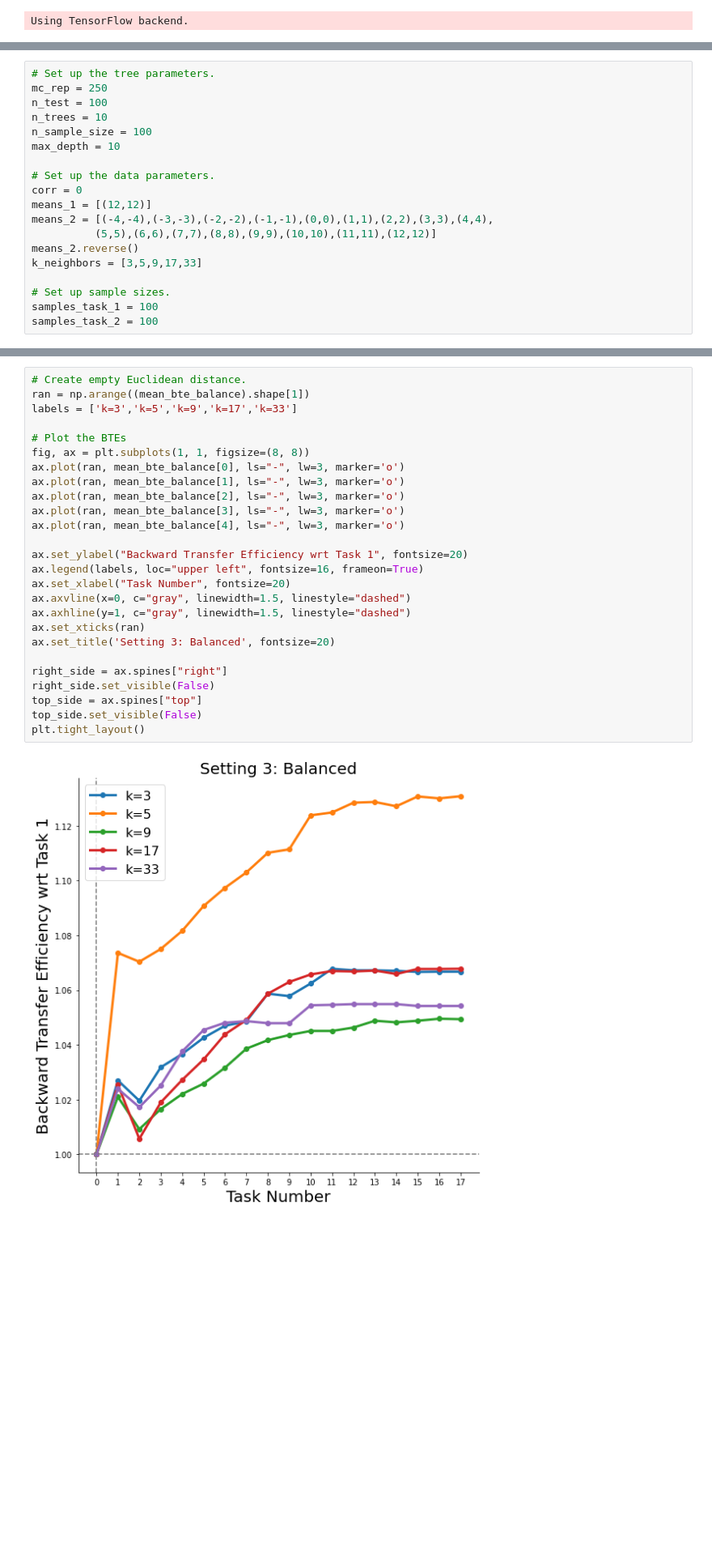
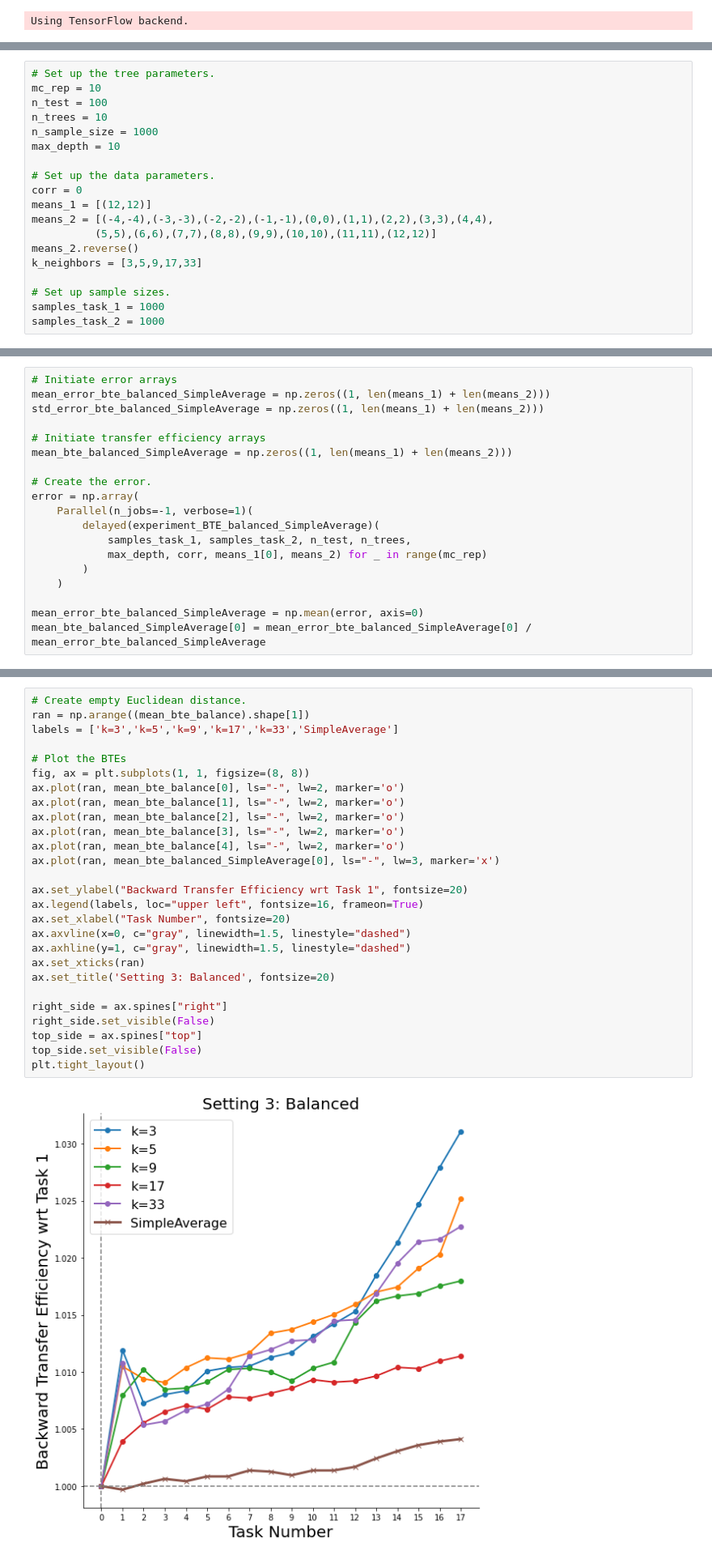
Before and after one commit to latasianguy/progressive-learning, a Jupyter notebook: benchmarks/parity_experiment/KNNClassificationDeciderExperiments/experiment-moving_adversarial_backwards_KNN.ipynb, the cells around one changed output, grey strips where cells are left out. Shown at 81% size. Drawn from its saved outputs; the diff is of its cells as text; blank space fills up the shorter version.

```diff
--- a/benchmarks/parity_experiment/KNNClassificationDeciderExperiments/experiment-moving_adversarial_backwards_KNN.ipynb
+++ b/benchmarks/parity_experiment/KNNClassificationDeciderExperiments/experiment-moving_adversarial_backwards_KNN.ipynb
@@ -107,10 +107,10 @@ def experiment_BTE_imbalance(samples_task_1, samples_task_2, n_test, n_trees, ma
     return errors
 # %%
 # Set up the tree parameters.
-mc_rep = 250
+mc_rep = 10
 n_test = 100
 n_trees = 10
-n_sample_size = 100
+n_sample_size = 1000
 max_depth = 10
 
 # Set up the data parameters.
@@ -122,8 +122,8 @@ means_2.reverse()
 k_neighbors = [3,5,9,17,33]
 
 # Set up sample sizes.
-samples_task_1 = 100
-samples_task_2 = 100
+samples_task_1 = 1000
+samples_task_2 = 1000
 # %%
 # Initiate error arrays
 mean_error_bte = np.zeros((len(k_neighbors), len(means_1) + len(means_2)))
@@ -281,0 +376,19 @@ for i, n1 in enumerate(k_neighbors):
+# %%
+# Initiate error arrays
+mean_error_bte_balanced_SimpleAverage = np.zeros((1, len(means_1) + len(means_2)))
+std_error_bte_balanced_SimpleAverage = np.zeros((1, len(means_1) + len(means_2)))
+
+# Initiate transfer efficiency arrays
+mean_bte_balanced_SimpleAverage = np.zeros((1, len(means_1) + len(means_2)))
+
+# Create the error.
+error = np.array(
+    Parallel(n_jobs=-1, verbose=1)(
+        delayed(experiment_BTE_balanced_SimpleAverage)(
+            samples_task_1, samples_task_2, n_test, n_trees,
+            max_depth, corr, means_1[0], means_2) for _ in range(mc_rep)
+        )
+    )
+
+mean_error_bte_balanced_SimpleAverage = np.mean(error, axis=0)
+mean_bte_balanced_SimpleAverage[0] = mean_error_bte_balanced_SimpleAverage[0] / mean_error_bte_balanced_SimpleAverage
@@ -282,28 +399,29 @@ for i, n1 in enumerate(k_neighbors):
 # %%
 # Create empty Euclidean distance.
 ran = np.arange((mean_bte_balance).shape[1])
-labels = ['k=3','k=5','k=9','k=17','k=33']
+labels = ['k=3','k=5','k=9','k=17','k=33','SimpleAverage']
 
 # Plot the BTEs
 fig, ax = plt.subplots(1, 1, figsize=(8, 8))
-ax.plot(ran, mean_bte_balance[0], ls="-", lw=3, marker='o')
-ax.plot(ran, mean_bte_balance[1], ls="-", lw=3, marker='o')
-ax.plot(ran, mean_bte_balance[2], ls="-", lw=3, marker='o')
-ax.plot(ran, mean_bte_balance[3], ls="-", lw=3, marker='o')
-ax.plot(ran, mean_bte_balance[4], ls="-", lw=3, marker='o')
+ax.plot(ran, mean_bte_balance[0], ls="-", lw=2, marker='o')
+ax.plot(ran, mean_bte_balance[1], ls="-", lw=2, marker='o')
+ax.plot(ran, mean_bte_balance[2], ls="-", lw=2, marker='o')
+ax.plot(ran, mean_bte_balance[3], ls="-", lw=2, marker='o')
+ax.plot(ran, mean_bte_balance[4], ls="-", lw=2, marker='o')
+ax.plot(ran, mean_bte_balanced_SimpleAverage[0], ls="-", lw=3, marker='x')
 
 ax.set_ylabel("Backward Transfer Efficiency wrt Task 1", fontsize=20)
 ax.legend(labels, loc="upper left", fontsize=16, frameon=True)
 ax.set_xlabel("Task Number", fontsize=20)
 ax.axvline(x=0, c="gray", linewidth=1.5, linestyle="dashed")
 ax.axhline(y=1, c="gray", linewidth=1.5, linestyle="dashed")
 ax.set_xticks(ran)
 ax.set_title('Setting 3: Balanced', fontsize=20)
 
 right_side = ax.spines["right"]
 right_side.set_visible(False)
 top_side = ax.spines["top"]
 top_side.set_visible(False)
 plt.tight_layout()
 # %% [output]
-[figure, old version]
+[figure, new version]
```
Also changed, not shown: parts of 8 cells of this notebook, 7 other files.
